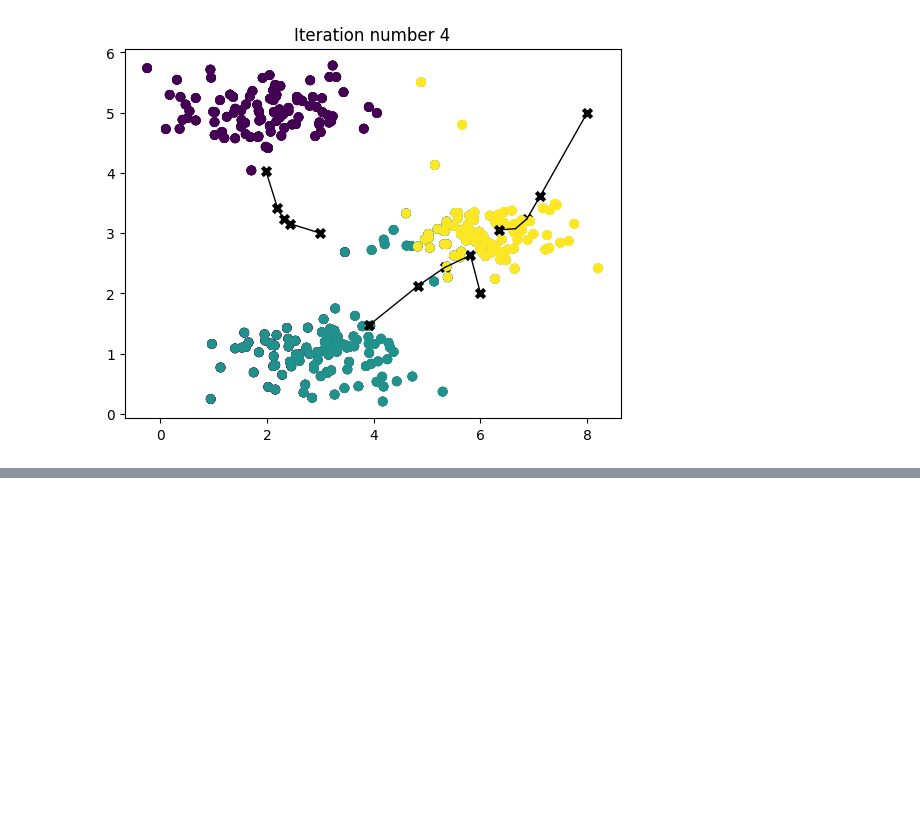
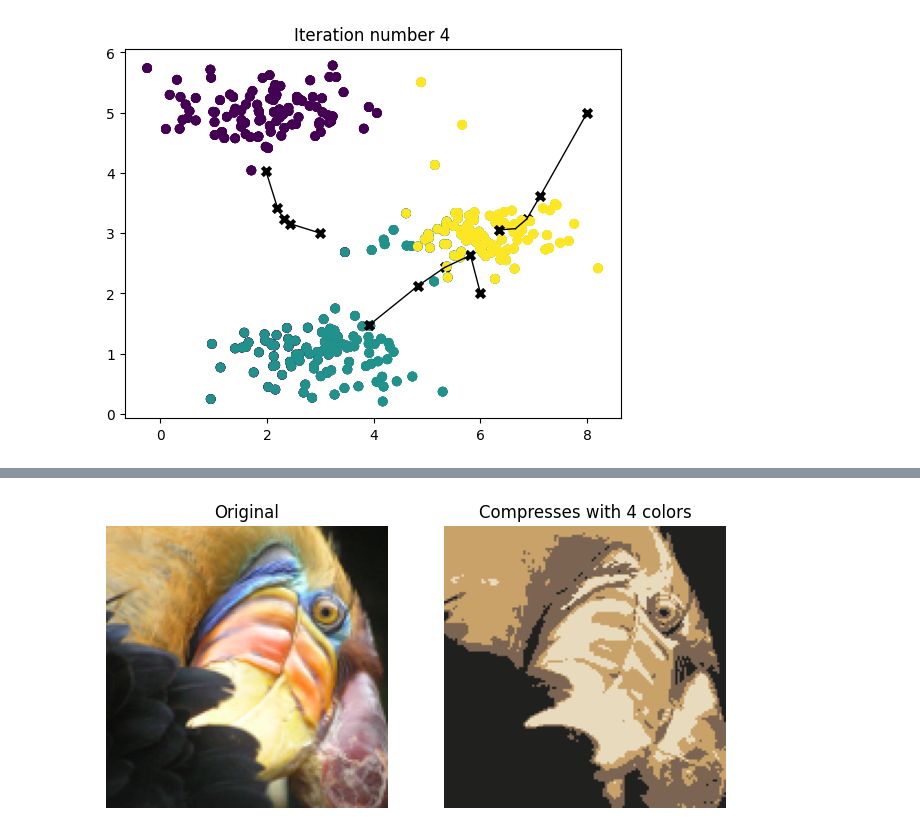
Before and after one commit to harsh194/machine_learning, a Jupyter notebook: K_means_Clustering.ipynb, the cells around one changed output, grey strips where cells are left out. Cells and saved outputs as stored; diff of their text form; code cells hidden in the pictures; blank space fills up the shorter version.

```diff
--- a/K_means_Clustering.ipynb
+++ b/K_means_Clustering.ipynb
@@ -94,0 +111,4 @@ K-Means iteration 4/4
+# %%
+original_img = original_img/255
+X_img = np.reshape(original_img, (original_img.shape[0] * original_img.shape[1],3))
+X_img
@@ -94,0 +123,5 @@ K-Means iteration 4/4
+# %%
+K = 4
+max_iters = 10
+
+initial_centroids = Kmeans_init_centroids(X_img, K)
@@ -94,0 +135,2 @@ K-Means iteration 4/4
+# %%
+centroids, idx = run_kMeans(X_img, initial_centroids, max_iters)
@@ -94,0 +148,3 @@ K-Means iteration 4/4
+# %%
+X_recovered = centroids[idx,:]
+X_recovered = np.reshape(X_recovered, original_img.shape)
@@ -94,0 +169,13 @@ K-Means iteration 4/4
+# %%
+fig, ax = plt.subplots(1,2, figsize = (8,8))
+plt.axis('off')
+
+ax[0].imshow(original_img*255)
+ax[0].set_title('Original')
+ax[0].set_axis_off()
+
+ax[1].imshow(X_recovered*255)
+ax[1].set_title('Compresses with %d colors' %K)
+ax[1].set_axis_off()
+# %% [output]
+[figure, added]
```
Also changed, not shown: parts of 8 cells of this notebook.
